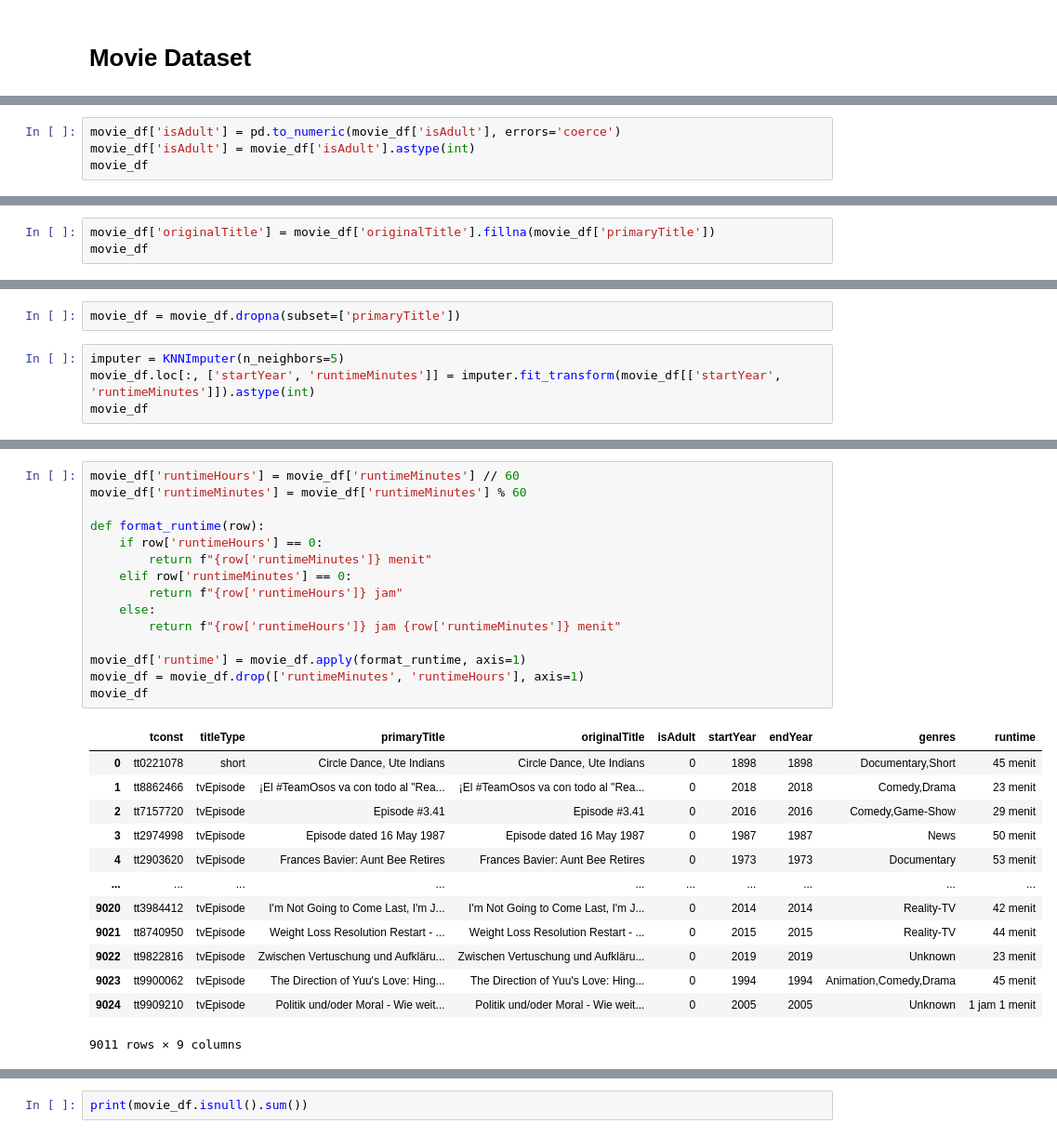
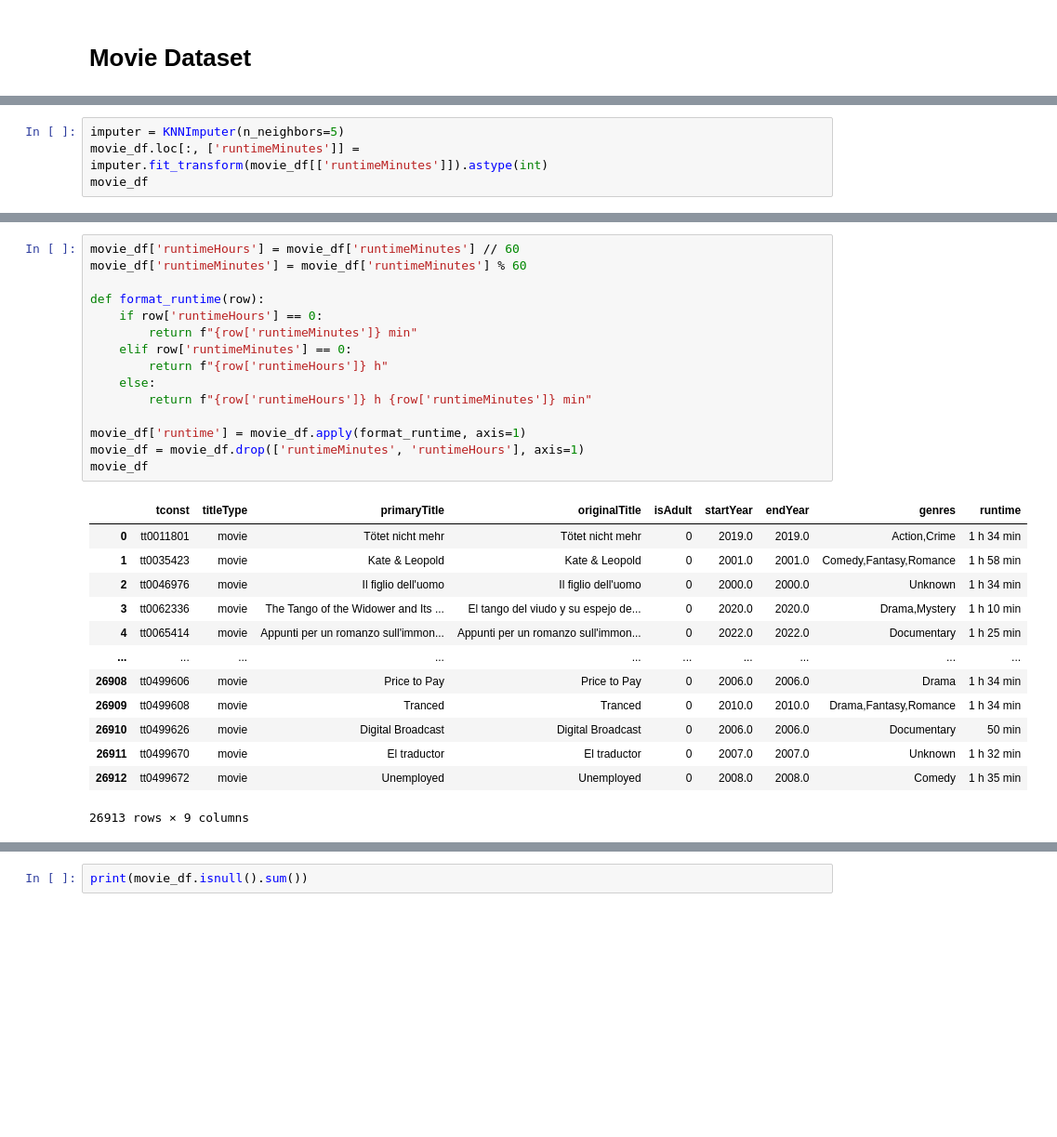
Before and after one commit to azariadr/Movie-Recommender-System, a Jupyter notebook: Project_Machine_Learning_with_Python_Building_Recommender_System.ipynb, the cells around one changed output, grey strips where cells are left out. Shown at 93% size. Saved outputs shown, nothing was run; the diff lists cells and outputs as text; blank space fills up the shorter version.

```diff
--- a/Project_Machine_Learning_with_Python_Building_Recommender_System.ipynb
+++ b/Project_Machine_Learning_with_Python_Building_Recommender_System.ipynb
@@ -153,4 +113,0 @@ movie_df
-# %%
-movie_df['isAdult'] = pd.to_numeric(movie_df['isAdult'], errors='coerce')
-movie_df['isAdult'] = movie_df['isAdult'].astype(int)
-movie_df
@@ -183,4 +126 @@ genres             664
 dtype: int64
-# %%
-movie_df['originalTitle'] = movie_df['originalTitle'].fillna(movie_df['primaryTitle'])
-movie_df
@@ -201,8 +127,6 @@ movie_df
-# %%
-movie_df = movie_df.dropna(subset=['primaryTitle'])
 # %%
 imputer = KNNImputer(n_neighbors=5)
-movie_df.loc[:, ['startYear', 'runtimeMinutes']] = imputer.fit_transform(movie_df[['startYear', 'runtimeMinutes']]).astype(int)
+movie_df.loc[:, ['runtimeMinutes']] = imputer.fit_transform(movie_df[['runtimeMinutes']]).astype(int)
 movie_df
 # %% [output]
 |  | tconst | titleType | primaryTitle | originalTitle | isAdult | startYear | endYear | runtimeMinutes | genres |
@@ -255,32 +179,32 @@ movie_df
 # %%
 movie_df['runtimeHours'] = movie_df['runtimeMinutes'] // 60
 movie_df['runtimeMinutes'] = movie_df['runtimeMinutes'] % 60
 
 def format_runtime(row):
     if row['runtimeHours'] == 0:
-        return f"{row['runtimeMinutes']} menit"
+        return f"{row['runtimeMinutes']} min"
     elif row['runtimeMinutes'] == 0:
-        return f"{row['runtimeHours']} jam"
+        return f"{row['runtimeHours']} h"
     else:
-        return f"{row['runtimeHours']} jam {row['runtimeMinutes']} menit"
+        return f"{row['runtimeHours']} h {row['runtimeMinutes']} min"
 
 movie_df['runtime'] = movie_df.apply(format_runtime, axis=1)
 movie_df = movie_df.drop(['runtimeMinutes', 'runtimeHours'], axis=1)
 movie_df
 # %% [output]
 |  | tconst | titleType | primaryTitle | originalTitle | isAdult | startYear | endYear | genres | runtime |
-| 0 | tt0221078 | short | Circle Dance, Ute Indians | Circle Dance, Ute Indians | 0 | 1898 | 1898 | Documentary,Short | 45 menit |
-| 1 | tt8862466 | tvEpisode | ¡El #TeamOsos va con todo al "Rea... | ¡El #TeamOsos va con todo al "Rea... | 0 | 2018 | 2018 | Comedy,Drama | 23 menit |
-| 2 | tt7157720 | tvEpisode | Episode #3.41 | Episode #3.41 | 0 | 2016 | 2016 | Comedy,Game-Show | 29 menit |
-| 3 | tt2974998 | tvEpisode | Episode dated 16 May 1987 | Episode dated 16 May 1987 | 0 | 1987 | 1987 | News | 50 menit |
-| 4 | tt2903620 | tvEpisode | Frances Bavier: Aunt Bee Retires | Frances Bavier: Aunt Bee Retires | 0 | 1973 | 1973 | Documentary | 53 menit |
+| 0 | tt0011801 | movie | Tötet nicht mehr | Tötet nicht mehr | 0 | 2019.0 | 2019.0 | Action,Crime | 1 h 34 min |
+| 1 | tt0035423 | movie | Kate & Leopold | Kate & Leopold | 0 | 2001.0 | 2001.0 | Comedy,Fantasy,Romance | 1 h 58 min |
+| 2 | tt0046976 | movie | Il figlio dell'uomo | Il figlio dell'uomo | 0 | 2000.0 | 2000.0 | Unknown | 1 h 34 min |
+| 3 | tt0062336 | movie | The Tango of the Widower and Its ... | El tango del viudo y su espejo de... | 0 | 2020.0 | 2020.0 | Drama,Mystery | 1 h 10 min |
+| 4 | tt0065414 | movie | Appunti per un romanzo sull'immon... | Appunti per un romanzo sull'immon... | 0 | 2022.0 | 2022.0 | Documentary | 1 h 25 min |
 | ... | ... | ... | ... | ... | ... | ... | ... | ... | ... |
-| 9020 | tt3984412 | tvEpisode | I'm Not Going to Come Last, I'm J... | I'm Not Going to Come Last, I'm J... | 0 | 2014 | 2014 | Reality-TV | 42 menit |
-| 9021 | tt8740950 | tvEpisode | Weight Loss Resolution Restart - ... | Weight Loss Resolution Restart - ... | 0 | 2015 | 2015 | Reality-TV | 44 menit |
-| 9022 | tt9822816 | tvEpisode | Zwischen Vertuschung und Aufkläru... | Zwischen Vertuschung und Aufkläru... | 0 | 2019 | 2019 | Unknown | 23 menit |
-| 9023 | tt9900062 | tvEpisode | The Direction of Yuu's Love: Hing... | The Direction of Yuu's Love: Hing... | 0 | 1994 | 1994 | Animation,Comedy,Drama | 45 menit |
-| 9024 | tt9909210 | tvEpisode | Politik und/oder Moral - Wie weit... | Politik und/oder Moral - Wie weit... | 0 | 2005 | 2005 | Unknown | 1 jam 1 menit |
+| 26908 | tt0499606 | movie | Price to Pay | Price to Pay | 0 | 2006.0 | 2006.0 | Drama | 1 h 34 min |
+| 26909 | tt0499608 | movie | Tranced | Tranced | 0 | 2010.0 | 2010.0 | Drama,Fantasy,Romance | 1 h 34 min |
+| 26910 | tt0499626 | movie | Digital Broadcast | Digital Broadcast | 0 | 2006.0 | 2006.0 | Documentary | 50 min |
+| 26911 | tt0499670 | movie | El traductor | El traductor | 0 | 2007.0 | 2007.0 | Unknown | 1 h 32 min |
+| 26912 | tt0499672 | movie | Unemployed | Unemployed | 0 | 2008.0 | 2008.0 | Comedy | 1 h 35 min |
-9011 rows × 9 columns
+26913 rows × 9 columns
 # %%
 def transform_to_list(x):
     if x == '\\N':
```
Also changed, not shown: parts of 25 cells of this notebook.
